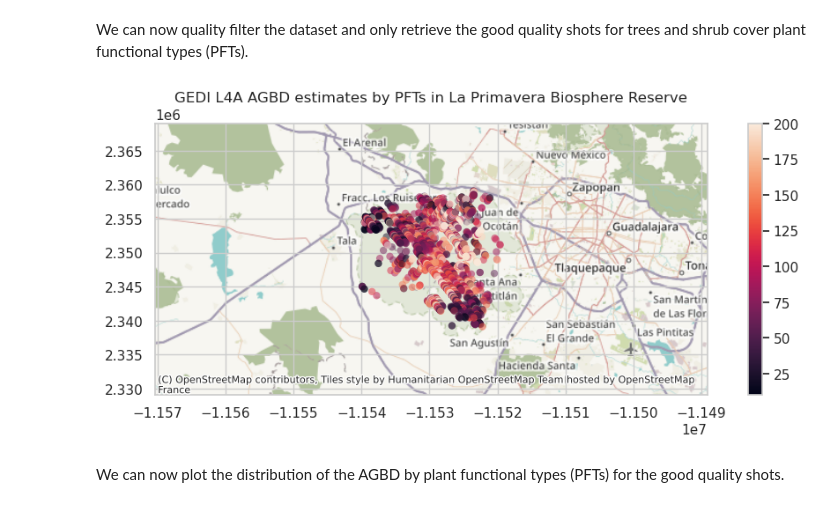
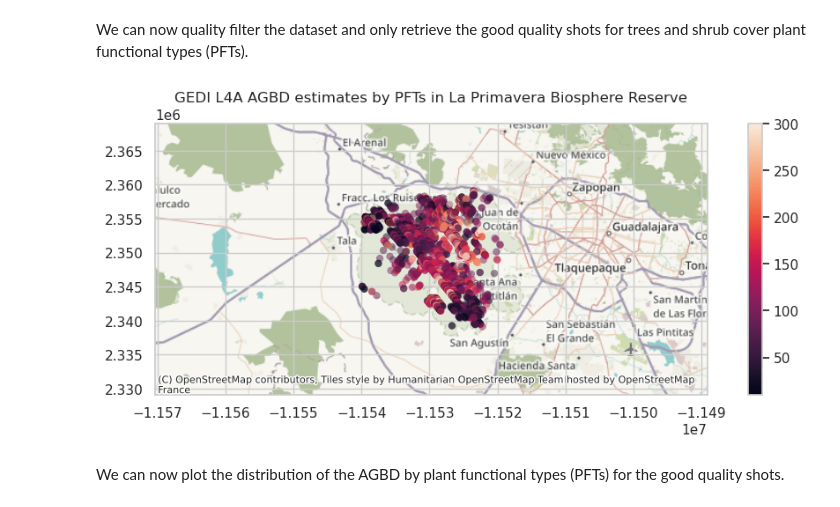
Before and after one commit to NASA-Openscapes/2023-ssc, a Jupyter notebook: tutorials/science/gedi-l4a-agbd.ipynb, the cells around one changed output. Saved outputs shown, nothing was run; the diff lists cells and outputs as text; code cells hidden in the pictures.

```diff
--- a/tutorials/science/gedi-l4a-agbd.ipynb
+++ b/tutorials/science/gedi-l4a-agbd.ipynb
@@ -78,7 +77,7 @@ temporal_range = {'start': datetime(2019, 4, 17),
 # %% [markdown]
 We will use the spatial extent of a [La Primavera Biosphere Reserve](https://en.wikipedia.org/wiki/La_Primavera_Biosphere_Reserve) provided as a GeoJSON file at `bosque_primavera.json`. Let's open this file and compute its bound.
 # %%
-poly_json = 'bosque_primavera.json'
+poly_json = '../data-access/bosque_primavera.json'
 poly = gpd.read_file(poly_json)
 ax=poly.to_crs(epsg=3857).plot(figsize=(10, 4), alpha=0.4, color='blue', edgecolor='red')
 plt.margins(y=0.5, x=1.5)
@@ -174,31 +173,31 @@ We can now quality filter the dataset and only retrieve the good quality shots f
 # %%
 # MCD12Q1 PFT types
 pft_legend = {0 : 'Water Bodies',
               1: 'Evergreen Needleleaf Trees',
               2: 'Evergreen Broadleaf Trees',
               3: 'Deciduous Needleleaf Trees',
               4: 'Deciduous Broadleaf Trees',
               5: 'Shrub',
               6: 'Grass',
               7: 'Cereal Croplands',
               8: 'Broadleaf Croplands',
               9: 'Urban and Built-up Lands',
               10: 'Permanent Snow and Ice',
               11: 'Barren',
               255: 'Unclassified'}
 # creating mask with good quality shots and trees/shrubs pft class
 mask = (subset_df['l4_quality_flag']==1) & (subset_df['pft_class'] <= 5 )
 # create geopandas dtframe
 gdf = gpd.GeoDataFrame(subset_df, geometry=gpd.points_from_xy(subset_df.lon_lowestmode, subset_df.lat_lowestmode))
 gdf.crs="EPSG:4326"
 # ax1=gdf_epsg3857.plot(color='white', alpha=0.3, linewidth=5, )
-ax1= gdf.to_crs(epsg=3857)[mask].plot(column='agbd', alpha=0.5, vmax=200,
+ax1= gdf.to_crs(epsg=3857)[mask].plot(column='agbd', alpha=0.5, vmax=300,
                                                       linewidth=0, legend=True, figsize=(12, 4))
 plt.margins(y=0.5, x=1.5)
 plt.title('GEDI L4A AGBD estimates by PFTs in La Primavera Biosphere Reserve')
 ctx.add_basemap(ax1)
 # %% [output]
-[figure, old version]
+[figure, new version]
 # %% [markdown]
 We can now plot the distribution of the AGBD by plant functional types (PFTs) for the good quality shots.
 # %%
```
Also changed, not shown: parts of 4 cells of this notebook.
